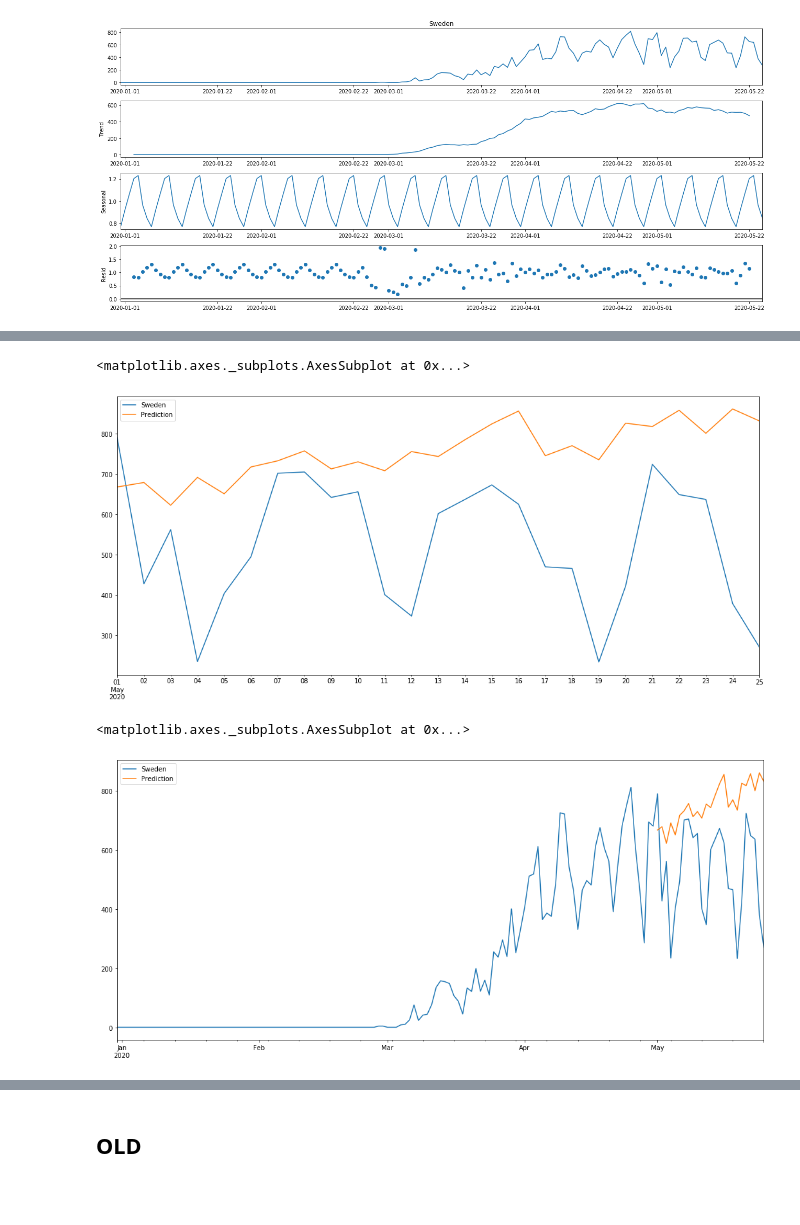
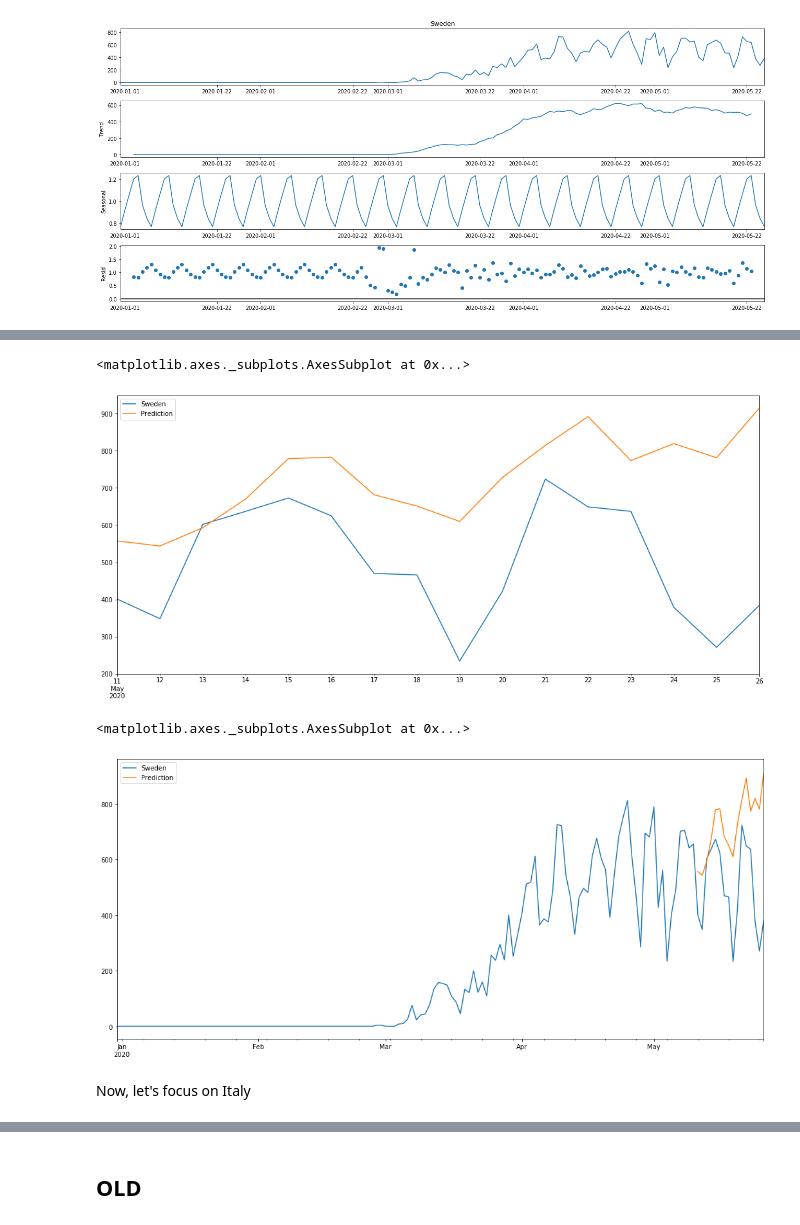
Before and after one commit to Mattia81/DataScienceForBusiness, a Jupyter notebook: COVID19_analysis/COVID19_analysis.ipynb, the cells around one changed output, grey strips where cells are left out. Drawn from its saved outputs; the diff is of its cells as text; code cells hidden in the pictures; blank space fills up the shorter version.

```diff
--- a/COVID19_analysis/COVID19_analysis.ipynb
+++ b/COVID19_analysis/COVID19_analysis.ipynb
@@ -76,7 +76,7 @@ The dataset contains for each country the number of inhabitants. This dataset is
 # %%
 #load population dataset keeping only the necessary columns
 #(countries and number of inhabitants) renaiming them
-df_population = pd.read_csv("./COVID19_analysis/dataset/population_by_country_2020.csv")
+df_population = pd.read_csv("../COVID19_analysis/dataset/population_by_country_2020.csv")
 df_population = df_population[['Country (or dependency)','Population (2020)']]
 df_population.drop_duplicates(inplace = True)
 df_population.rename(columns={"Country (or dependency)": "Country",
@@ -104,7 +104,7 @@ It contains the following columns:
 </ul>
 # %%
 #load lockdown dataset
-df_lockdown = pd.read_csv("./COVID19_analysis/dataset/countryLockdowndates.csv")
+df_lockdown = pd.read_csv("../COVID19_analysis/dataset/countryLockdowndates.csv")
 
 #rename column relative to country
 df_lockdown.rename(columns={"Country/Region": "Country","Date":"Beginning Date"}, inplace = True)
@@ -137,7 +137,7 @@ https://www.kaggle.com/fernandol/countries-of-the-world#countries%20of%20the%20w
 # %%
 #load dataset
 pd.set_option('mode.chained_assignment', None)
-df_population_density_ = pd.read_csv("./COVID19_analysis/dataset/population_density.csv")
+df_population_density_ = pd.read_csv("../COVID19_analysis/dataset/population_density.csv")
 df_population_density = df_population_density_[['Country','Pop. Density (per sq. mi.)']]
 df_population_density.rename(columns = {'Pop. Density (per sq. mi.)': 'Population density'}, inplace = True)
 #trim country value because original dataset has a space at the end
@@ -849,11 +826,18 @@ array([667.86039048, 678.9466993 , 622.61747027, 691.68106548,
 # %%
+train = df_series.loc['2020-01-01':'2020-05-10']
+test = df_series.loc['2020-05-11':]
+test_size = len(test)
+stepwise_model.fit(train)
+future_forecast = stepwise_model.predict(n_periods=test_size)
 future_forecast = pd.DataFrame(future_forecast,index = test.index,columns=["Prediction"])
 pd.concat([test,future_forecast],axis=1).plot()
 # %% [output]
 <matplotlib.axes._subplots.AxesSubplot at 0x...>
-[figure, old version]
+[figure, new version]
 # %%
 pd.concat([df_series,future_forecast],axis=1).plot()
 # %% [output]
 <matplotlib.axes._subplots.AxesSubplot at 0x...>
-[figure, old version]
+[figure, new version]
+# %% [markdown]
+Now, let's focus on Italy
```
Also changed, not shown: parts of 67 cells of this notebook.
